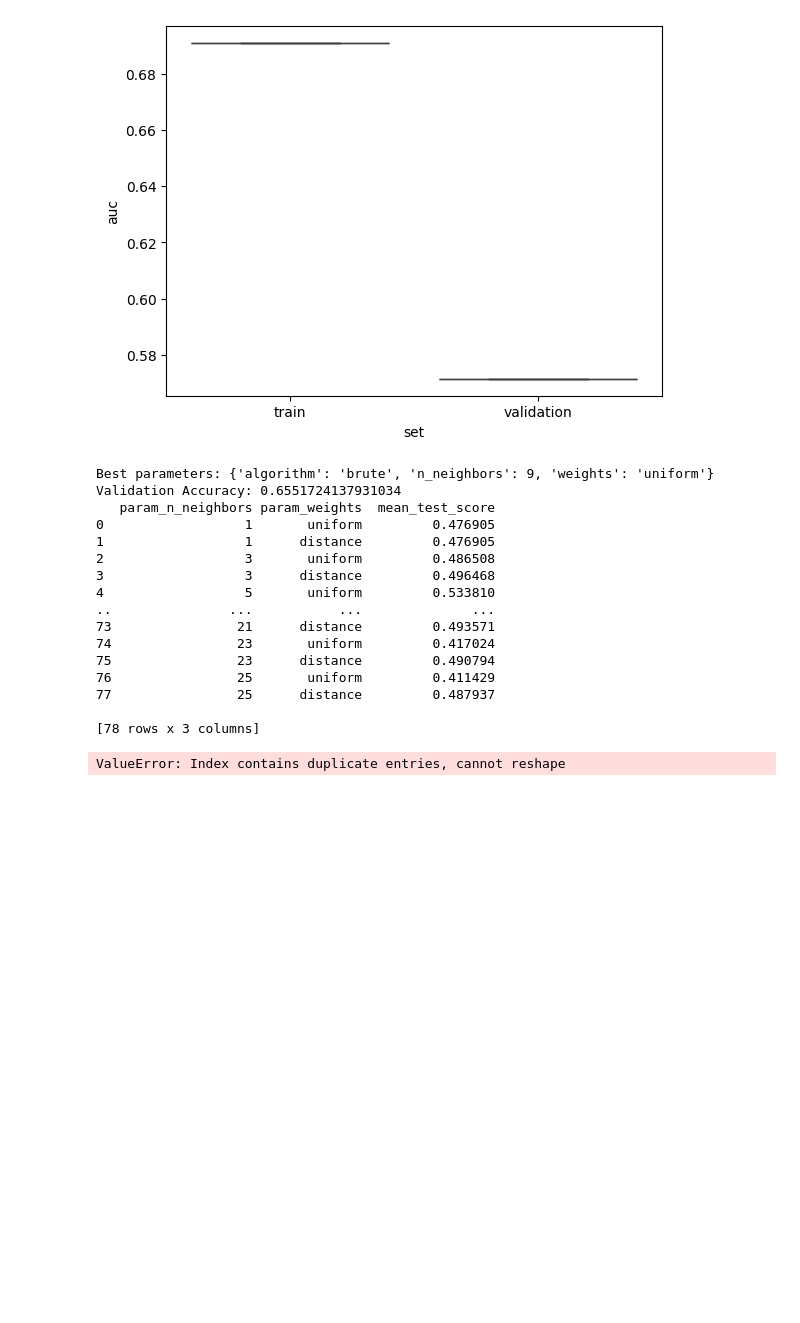
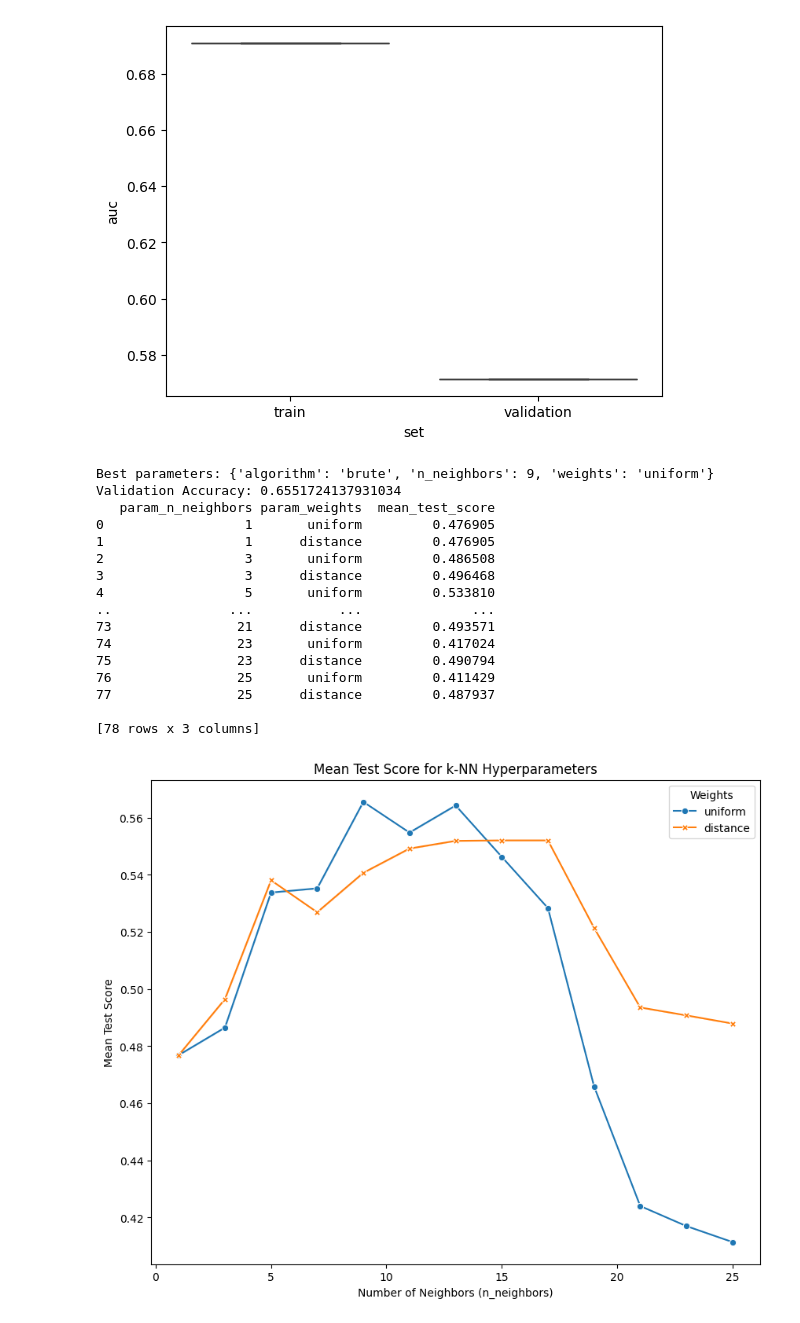
Before and after one commit to folkertj00/liver_learning, a Jupyter notebook: assignment.ipynb, the cells around one changed output. Saved outputs shown, nothing was run; the diff lists cells and outputs as text; code cells hidden in the pictures; blank space fills up the shorter version.

```diff
--- a/assignment.ipynb
+++ b/assignment.ipynb
@@ -488,38 +488,48 @@ accuracy = accuracy_score(y_val, y_pred)
 print(f"Validation Accuracy: {accuracy}")
 
 ## Visualize results
 # Convert the grid search results into a DataFrame
 results_df = pd.DataFrame(grid_search.cv_results_)
 
 # Focus on relevant columns
 relevant_columns = ['param_n_neighbors', 'param_weights', 'mean_test_score']
 results_df = results_df[relevant_columns]
 print(results_df)
-# Pivot the DataFrame to create a matrix-like format where rows are n_neighbors, columns are weights, and values are mean_test_score
-pivot_table = results_df.pivot(index='param_n_neighbors', columns='param_weights', values='mean_test_score')
 
-# Create the heatmap
+# Create the plot
 plt.figure(figsize=(10, 8))
-seaborn.heatmap(pivot_table, annot=True, fmt=".3f", linewidths=.5, cmap="YlGnBu")
-plt.title('k-NN Hyperparameter Optimization Results')
-plt.xlabel('Weights')
-plt.ylabel('Number of Neighbors (n_neighbors)')
+seaborn.lineplot(data=results_df, x='param_n_neighbors', y='mean_test_score', hue='param_weights', style='param_weights', markers=True, dashes=False)
+plt.title('Mean Test Score for k-NN Hyperparameters')
+plt.xlabel('Number of Neighbors (n_neighbors)')
+plt.ylabel('Mean Test Score')
+plt.legend(title='Weights')
 plt.show()
+
+# # Pivot the DataFrame to create a matrix-like format where rows are n_neighbors, columns are weights, and values are mean_test_score
+# pivot_table = results_df.pivot(index='param_n_neighbors', columns='param_weights', values='mean_test_score')
+
+# # Create the heatmap
+# plt.figure(figsize=(10, 8))
+# seaborn.heatmap(pivot_table, annot=True, fmt=".3f", linewidths=.5, cmap="YlGnBu")
+# plt.title('k-NN Hyperparameter Optimization Results')
+# plt.xlabel('Weights')
+# plt.ylabel('Number of Neighbors (n_neighbors)')
+# plt.show()
 # %% [output]
 Best parameters: {'algorithm': 'brute', 'n_neighbors': 9, 'weights': 'uniform'}
 Validation Accuracy: 0.6551724137931034
    param_n_neighbors param_weights  mean_test_score
 0                  1       uniform         0.476905
 1                  1      distance         0.476905
 2                  3       uniform         0.486508
 3                  3      distance         0.496468
 4                  5       uniform         0.533810
 ..               ...           ...              ...
 73                21      distance         0.493571
 74                23       uniform         0.417024
 75                23      distance         0.490794
 76                25       uniform         0.411429
 77                25      distance         0.487937
 
 [78 rows x 3 columns]
-ValueError: Index contains duplicate entries, cannot reshape
+[figure, added]
```
